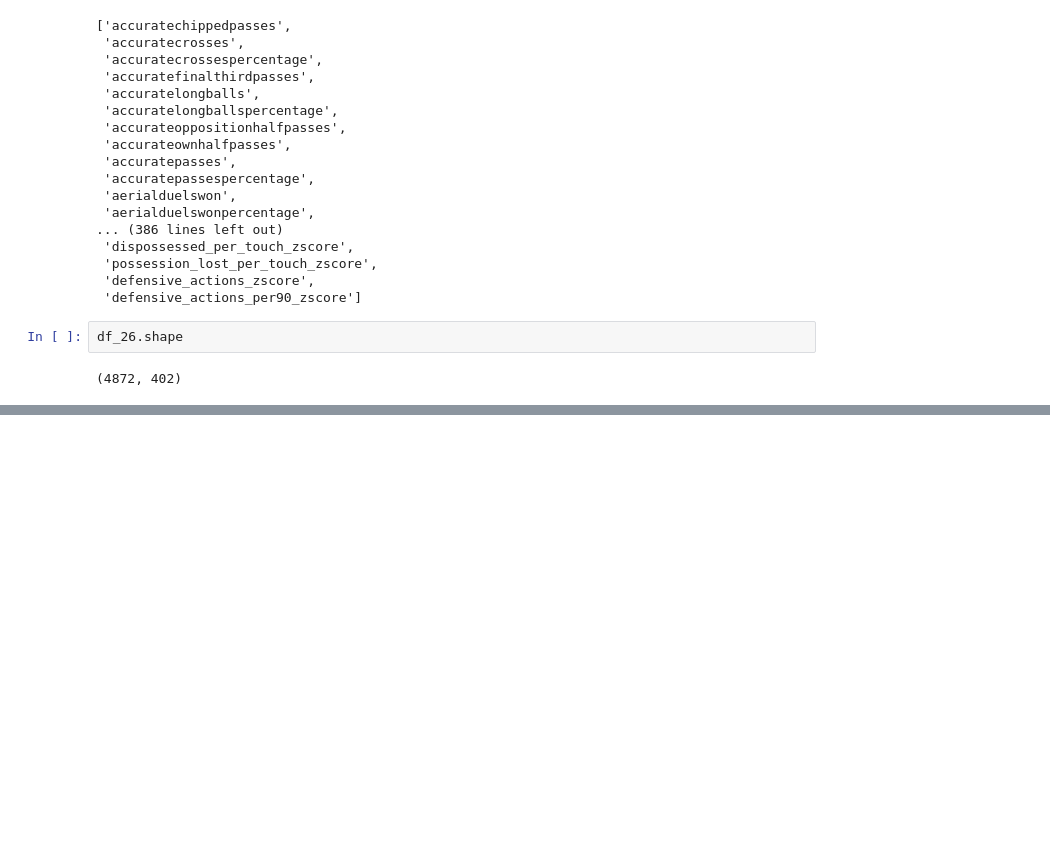
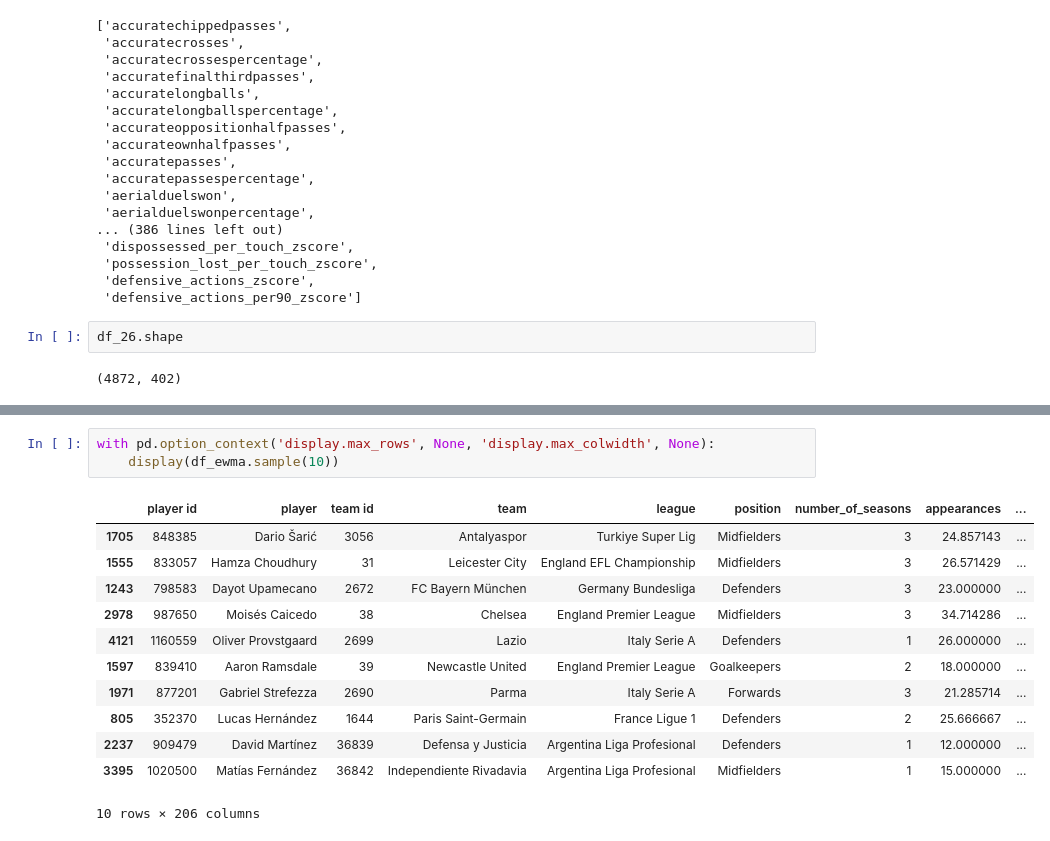
Before and after one commit to vibhash2006/Football-Project, a Jupyter notebook: notebooks/data_cleaning/Merging_Major_Leagues_Data_2326.ipynb, the cells around one changed output, grey strips where cells are left out. Cells and saved outputs as stored; diff of their text form; blank space fills up the shorter version.

Commit message:
Three Year Average and EWMA added

```diff
--- a/notebooks/data_cleaning/Merging_Major_Leagues_Data_2326.ipynb
+++ b/notebooks/data_cleaning/Merging_Major_Leagues_Data_2326.ipynb
@@ -38,0 +104,16 @@ df_26.shape
+# %%
+with pd.option_context('display.max_rows', None, 'display.max_colwidth', None):
+    display(df_ewma.sample(10))
+# %% [output]
+|  | player id | player | team id | team | league | position | number_of_seasons | appearances | ... |
+| 1705 | 848385 | Dario Šarić | 3056 | Antalyaspor | Turkiye Super Lig | Midfielders | 3 | 24.857143 | ... |
+| 1555 | 833057 | Hamza Choudhury | 31 | Leicester City | England EFL Championship | Midfielders | 3 | 26.571429 | ... |
+| 1243 | 798583 | Dayot Upamecano | 2672 | FC Bayern München | Germany Bundesliga | Defenders | 3 | 23.000000 | ... |
+| 2978 | 987650 | Moisés Caicedo | 38 | Chelsea | England Premier League | Midfielders | 3 | 34.714286 | ... |
+| 4121 | 1160559 | Oliver Provstgaard | 2699 | Lazio | Italy Serie A | Defenders | 1 | 26.000000 | ... |
+| 1597 | 839410 | Aaron Ramsdale | 39 | Newcastle United | England Premier League | Goalkeepers | 2 | 18.000000 | ... |
+| 1971 | 877201 | Gabriel Strefezza | 2690 | Parma | Italy Serie A | Forwards | 3 | 21.285714 | ... |
+| 805 | 352370 | Lucas Hernández | 1644 | Paris Saint-Germain | France Ligue 1 | Defenders | 2 | 25.666667 | ... |
+| 2237 | 909479 | David Martínez | 36839 | Defensa y Justicia | Argentina Liga Profesional | Defenders | 1 | 12.000000 | ... |
+| 3395 | 1020500 | Matías Fernández | 36842 | Independiente Rivadavia | Argentina Liga Profesional | Midfielders | 1 | 15.000000 | ... |
+10 rows × 206 columns
```
Also changed, not shown: parts of 4 cells of this notebook, 1 other file.
